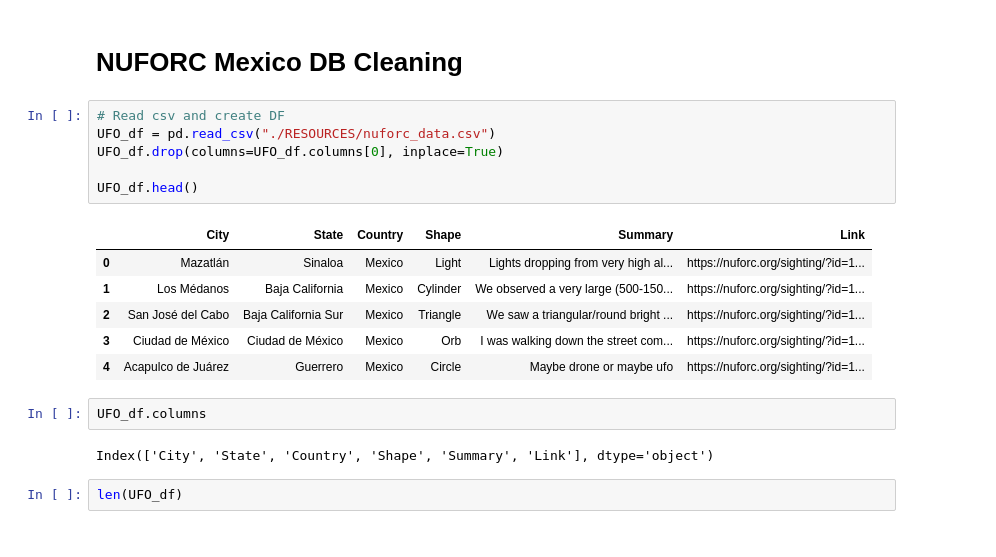
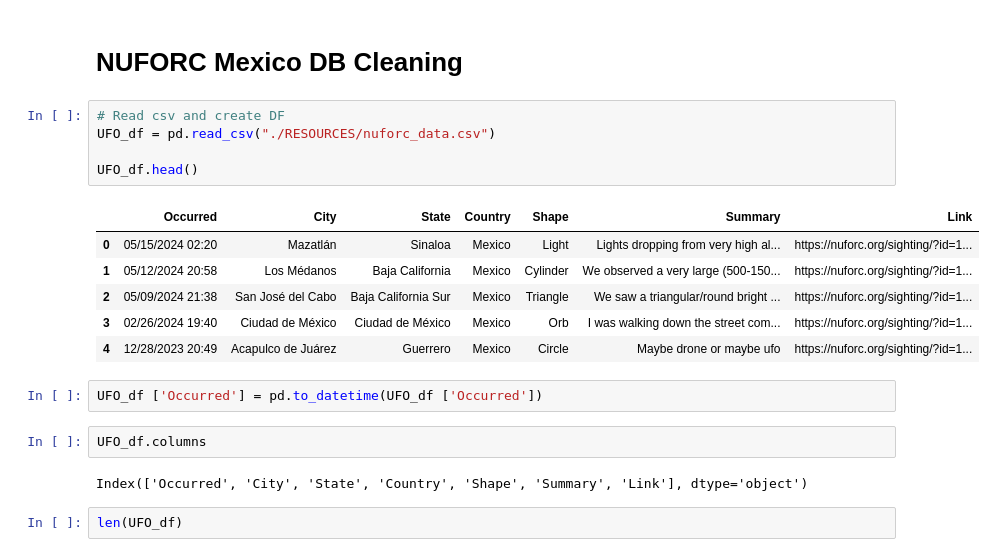
Before and after one commit to dgname/Project_3_UFOsightings, a Jupyter notebook: ufosightings.ipynb, the cells around one changed output. Saved outputs shown, nothing was run; the diff lists cells and outputs as text.

```diff
--- a/ufosightings.ipynb
+++ b/ufosightings.ipynb
@@ -205,20 +208,21 @@ filtered_df.to_csv('./RESOURCES/mexico_cities.csv', index=False)
 # %%
 # Read csv and create DF
 UFO_df = pd.read_csv("./RESOURCES/nuforc_data.csv")
-UFO_df.drop(columns=UFO_df.columns[0], inplace=True)
 
 UFO_df.head()
 # %% [output]
-|  | City | State | Country | Shape | Summary | Link |
-| 0 | Mazatlán | Sinaloa | Mexico | Light | Lights dropping from very high al... | https://nuforc.org/sighting/?id=1... |
-| 1 | Los Médanos | Baja California | Mexico | Cylinder | We observed a very large (500-150... | https://nuforc.org/sighting/?id=1... |
-| 2 | San José del Cabo | Baja California Sur | Mexico | Triangle | We saw a triangular/round bright ... | https://nuforc.org/sighting/?id=1... |
-| 3 | Ciudad de México | Ciudad de México | Mexico | Orb | I was walking down the street com... | https://nuforc.org/sighting/?id=1... |
-| 4 | Acapulco de Juárez | Guerrero | Mexico | Circle | Maybe drone or maybe ufo | https://nuforc.org/sighting/?id=1... |
+|  | Occurred | City | State | Country | Shape | Summary | Link |
+| 0 | 05/15/2024 02:20 | Mazatlán | Sinaloa | Mexico | Light | Lights dropping from very high al... | https://nuforc.org/sighting/?id=1... |
+| 1 | 05/12/2024 20:58 | Los Médanos | Baja California | Mexico | Cylinder | We observed a very large (500-150... | https://nuforc.org/sighting/?id=1... |
+| 2 | 05/09/2024 21:38 | San José del Cabo | Baja California Sur | Mexico | Triangle | We saw a triangular/round bright ... | https://nuforc.org/sighting/?id=1... |
+| 3 | 02/26/2024 19:40 | Ciudad de México | Ciudad de México | Mexico | Orb | I was walking down the street com... | https://nuforc.org/sighting/?id=1... |
+| 4 | 12/28/2023 20:49 | Acapulco de Juárez | Guerrero | Mexico | Circle | Maybe drone or maybe ufo | https://nuforc.org/sighting/?id=1... |
+# %%
+UFO_df ['Occurred'] = pd.to_datetime(UFO_df ['Occurred'])
 # %%
 UFO_df.columns
 # %% [output]
-Index(['City', 'State', 'Country', 'Shape', 'Summary', 'Link'], dtype='object')
+Index(['Occurred', 'City', 'State', 'Country', 'Shape', 'Summary', 'Link'], dtype='object')
 # %%
 len(UFO_df)
 # %% [output]
```
Also changed, not shown: parts of 10 cells of this notebook, 18 other files.
